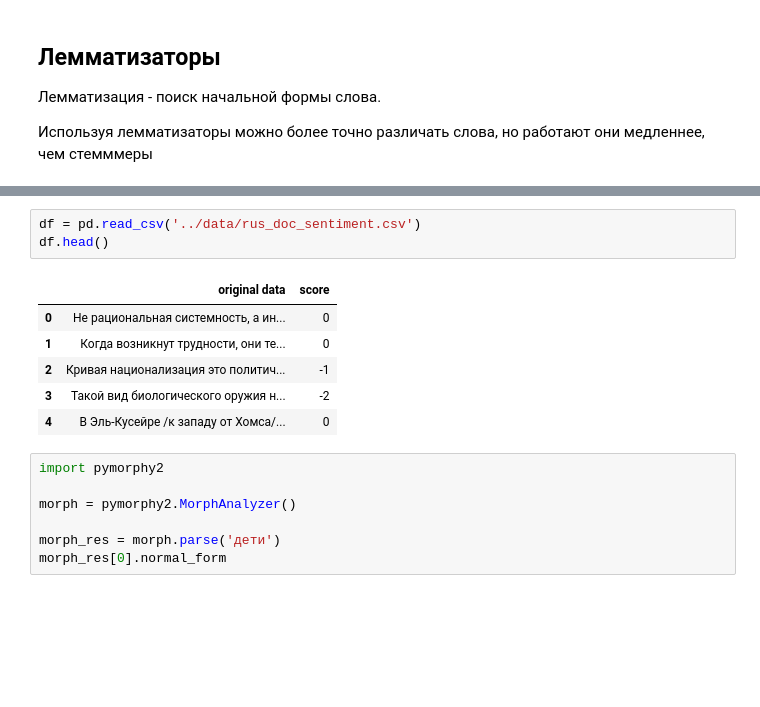
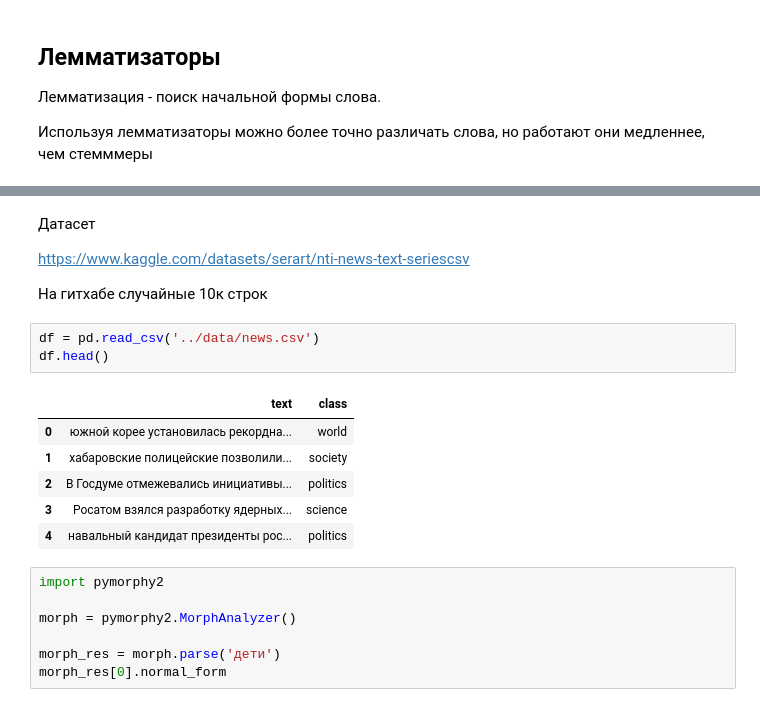
Before and after one commit to svkov/hse_ml_course_2024, a Jupyter notebook: lesson_11/14-natural-language-processing.ipynb, the cells around one changed output, grey strips where cells are left out. Saved outputs shown, nothing was run; the diff lists cells and outputs as text; blank space fills up the shorter version.

```diff
--- a/lesson_11/14-natural-language-processing.ipynb
+++ b/lesson_11/14-natural-language-processing.ipynb
@@ -314,13 +317,19 @@ Successfully installed dawg-python-0.7.2 pymorphy2-0.9.1 pymorphy2-dicts-ru-2.4.
+# %% [markdown]
+Датасет
+
+https://www.kaggle.com/datasets/serart/nti-news-text-seriescsv
+
+На гитхабе случайные 10к строк
 # %%
-df = pd.read_csv('../data/rus_doc_sentiment.csv')
+df = pd.read_csv('../data/news.csv')
 df.head()
 # %% [output]
-|  | original data | score |
-| 0 | Не рациональная системность, а ин... | 0 |
-| 1 | Когда возникнут трудности, они те... | 0 |
-| 2 | Кривая национализация это политич... | -1 |
-| 3 | Такой вид биологического оружия н... | -2 |
-| 4 | В Эль-Кусейре /к западу от Хомса/... | 0 |
+|  | text | class |
+| 0 | южной корее установилась рекордна... | world |
+| 1 | хабаровские полицейские позволили... | society |
+| 2 | В Госдуме отмежевались инициативы... | politics |
+| 3 | Росатом взялся разработку ядерных... | science |
+| 4 | навальный кандидат президенты рос... | politics |
 # %%
 import pymorphy2
 
```
Also changed, not shown: parts of 13 cells of this notebook, 1 other file.
